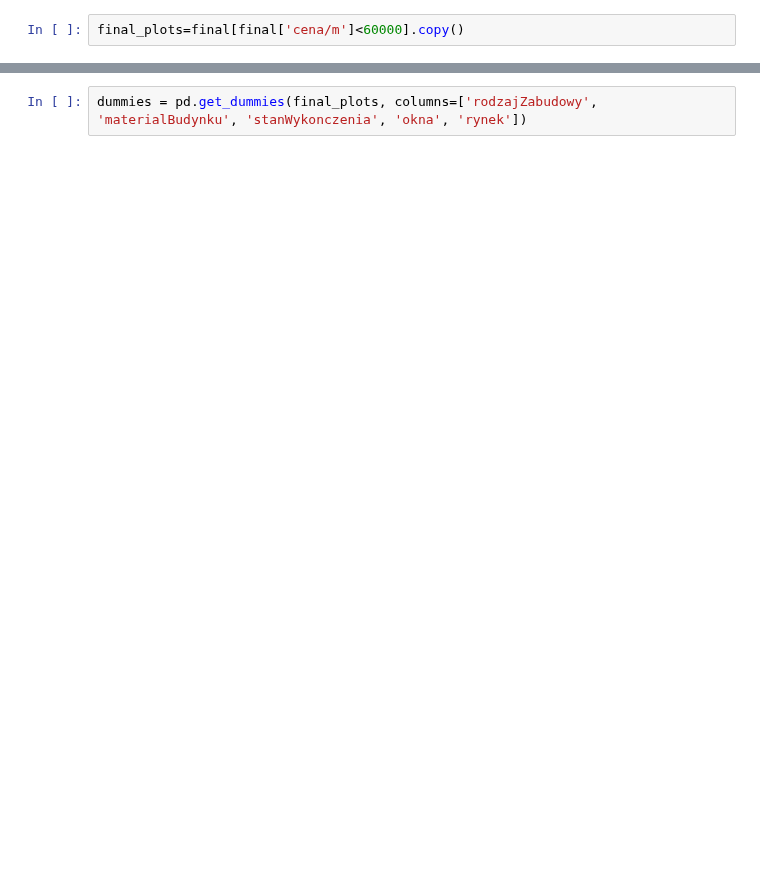
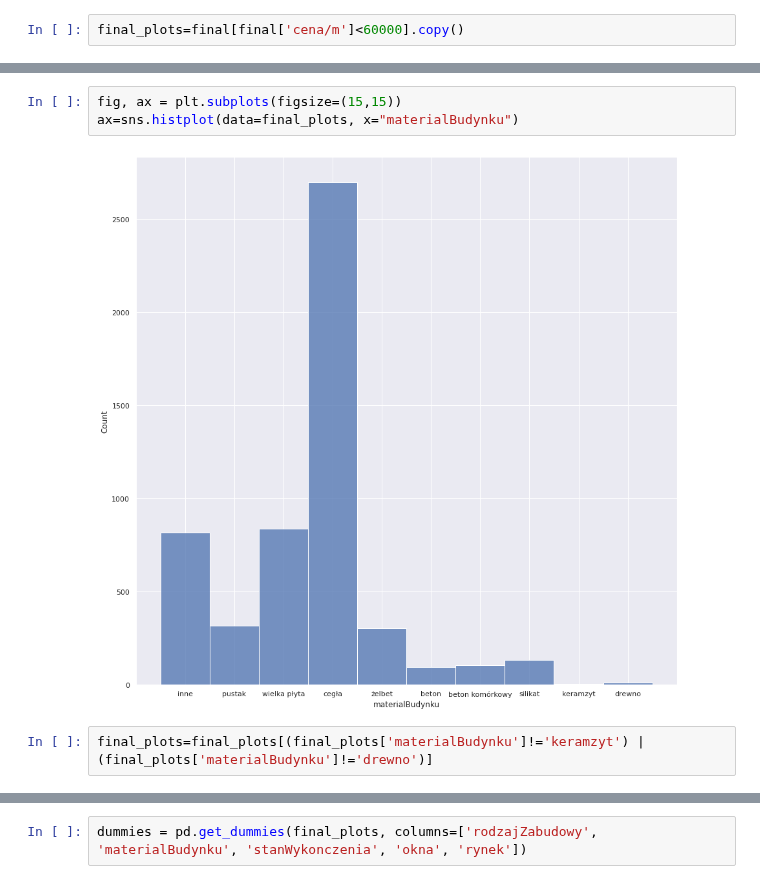
Before and after one commit to KacperGrodecki/Masovian-real-estate, a Jupyter notebook: mazowieckie_colab_rysunki_mieszkania_i_analiza_wczytanie_pliku.ipynb, the cells around one changed output, grey strips where cells are left out. Saved outputs shown, nothing was run; the diff lists cells and outputs as text; blank space fills up the shorter version.

```diff
--- a/mazowieckie_colab_rysunki_mieszkania_i_analiza_wczytanie_pliku.ipynb
+++ b/mazowieckie_colab_rysunki_mieszkania_i_analiza_wczytanie_pliku.ipynb
@@ -118,0 +123,7 @@ final_plots=final[final['cena/m']<60000].copy()
+# %%
+fig, ax = plt.subplots(figsize=(15,15))
+ax=sns.histplot(data=final_plots, x="materialBudynku")
+# %% [output]
+[figure, added]
+# %%
+final_plots=final_plots[(final_plots['materialBudynku']!='keramzyt') | (final_plots['materialBudynku']!='drewno')]
```
Also changed, not shown: parts of 61 cells of this notebook.
